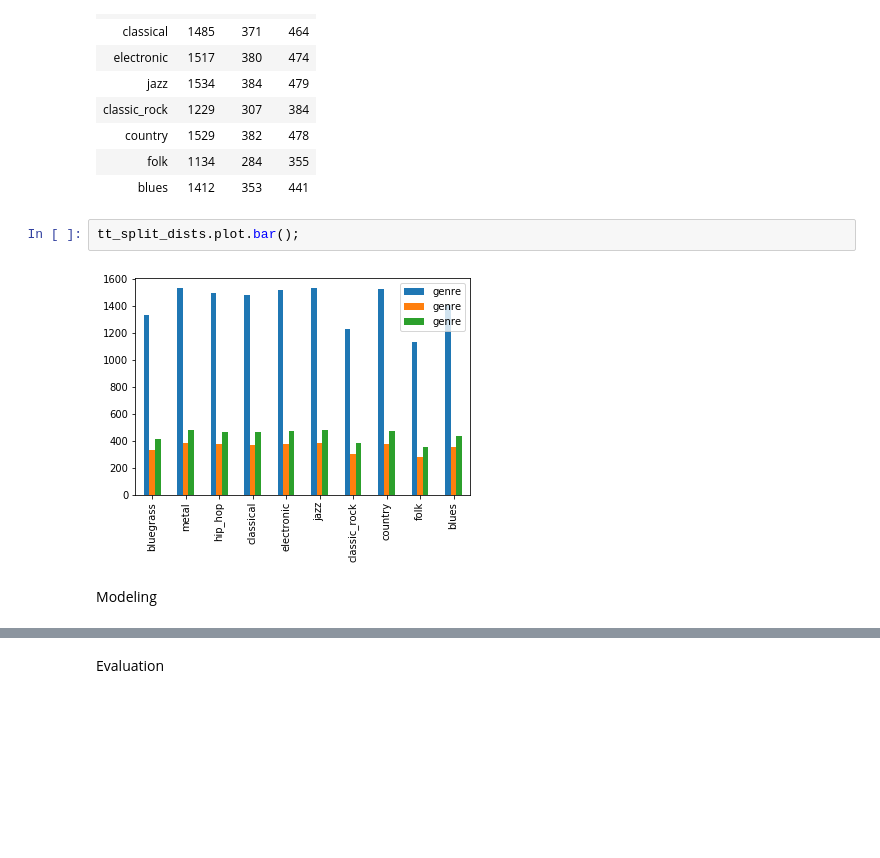
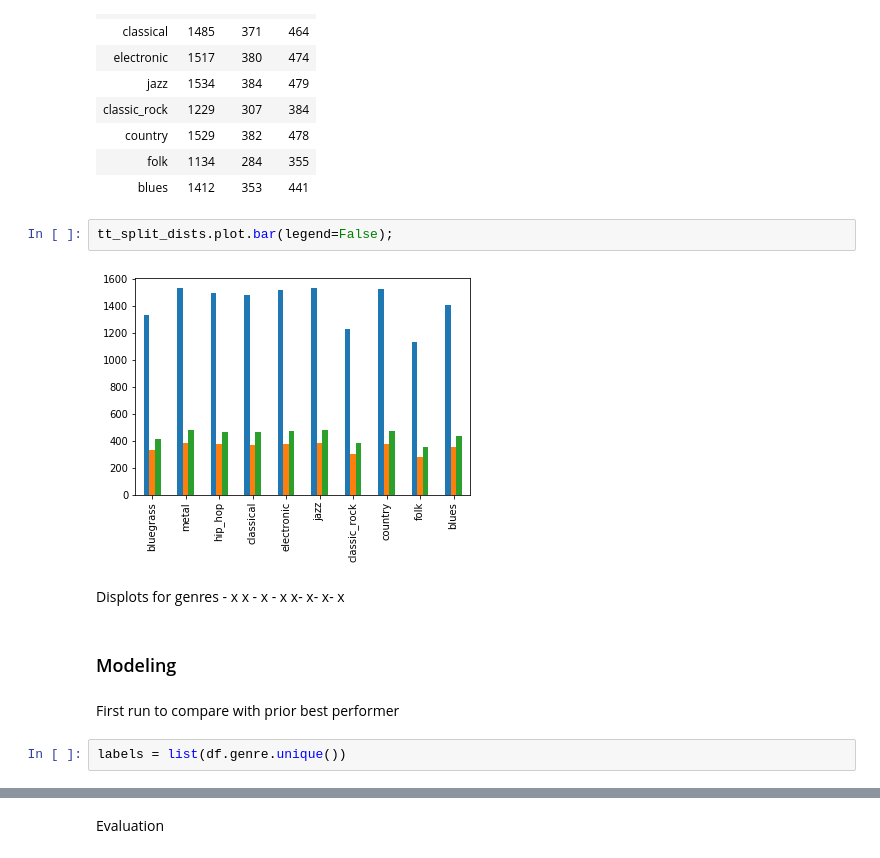
Before and after one commit to Patrickbfuller/classify_genre, a Jupyter notebook: extra_genres.ipynb, the cells around one changed output, grey strips where cells are left out. Drawn from its saved outputs; the diff is of its cells as text; blank space fills up the shorter version.

Commit message:
adjust eval_model func in .py, test prior best performers on expanded data

```diff
--- a/extra_genres.ipynb
+++ b/extra_genres.ipynb
@@ -116,8 +122,14 @@ tt_split_dists
 | folk | 1134 | 284 | 355 |
 | blues | 1412 | 353 | 441 |
 # %%
-tt_split_dists.plot.bar();
+tt_split_dists.plot.bar(legend=False);
 # %% [output]
-[figure, old version]
+[figure, new version]
-# %% [markdown]
-Modeling
+# %% [markdown]
+Displots for genres - x x - x - x x- x- x- x
+# %% [markdown]
+### Modeling
+# %% [markdown]
+First run to compare with prior best performer
+# %%
+labels = list(df.genre.unique())
```
Also changed, not shown: parts of 8 cells of this notebook, 2 other files.
